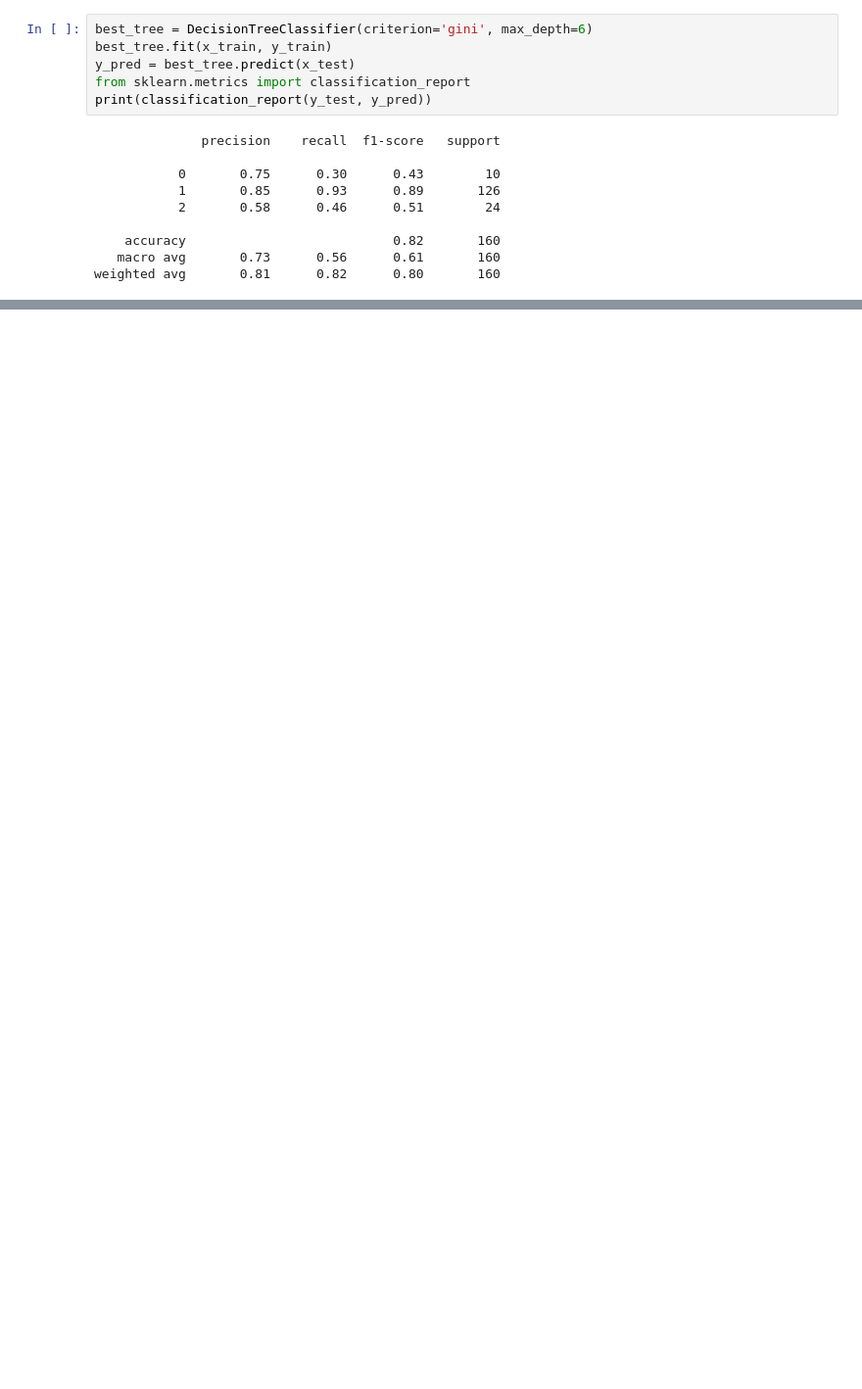
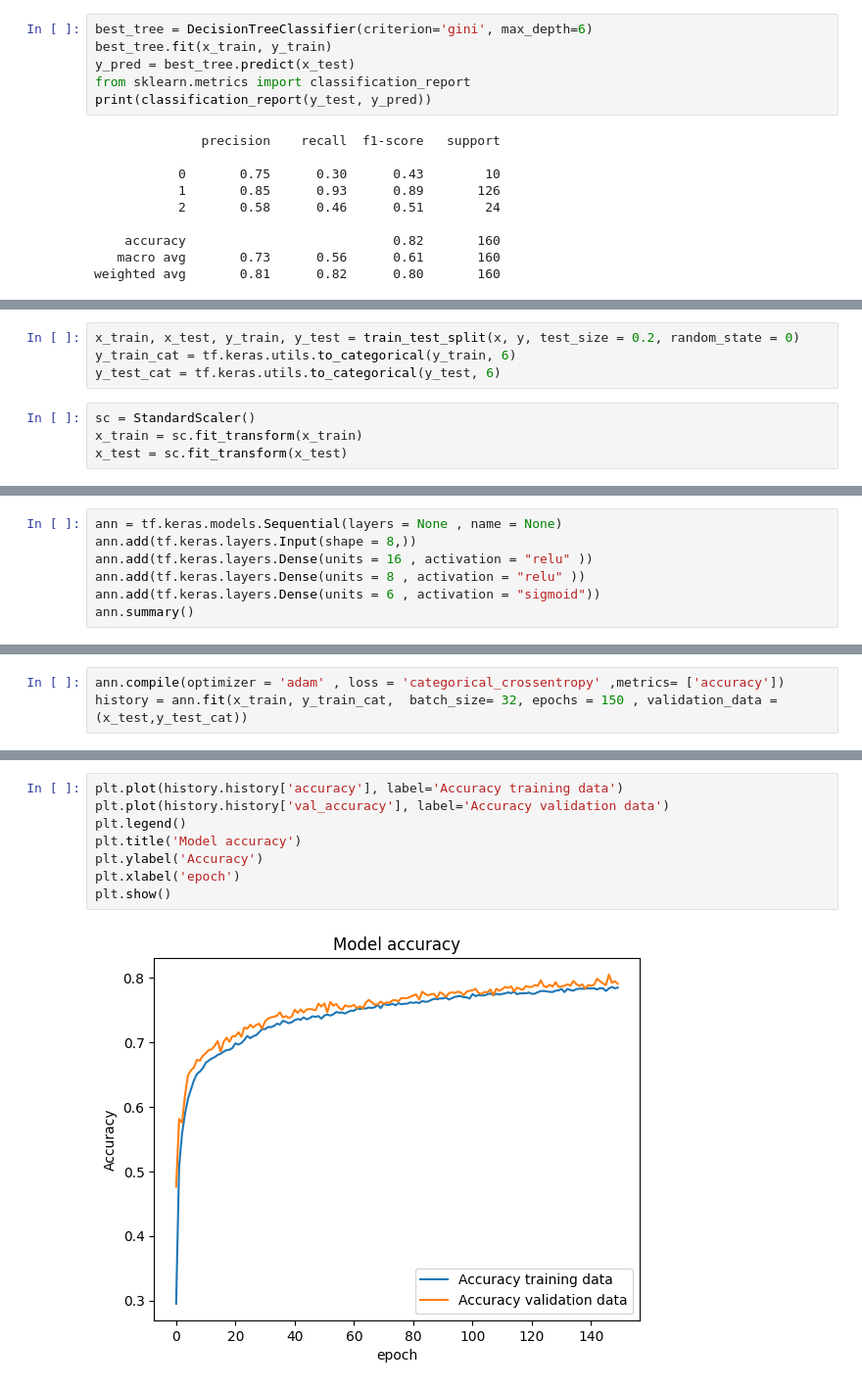
Before and after one commit to YarenAyan/Akbank-Machine-Learning-Bootcamp, a Jupyter notebook: AkbankML.ipynb, the cells around one changed output, grey strips where cells are left out. Shown at 98% size. Saved outputs shown, nothing was run; the diff lists cells and outputs as text; blank space fills up the shorter version.

```diff
--- a/AkbankML.ipynb
+++ b/AkbankML.ipynb
@@ -266,0 +344,8 @@ fig.savefig('dec_tree.png')
+# %%
+x_train, x_test, y_train, y_test = train_test_split(x, y, test_size = 0.2, random_state = 0)
+y_train_cat = tf.keras.utils.to_categorical(y_train, 6)
+y_test_cat = tf.keras.utils.to_categorical(y_test, 6)
+# %%
+sc = StandardScaler()
+x_train = sc.fit_transform(x_train)
+x_test = sc.fit_transform(x_test)
@@ -266,0 +354,7 @@ fig.savefig('dec_tree.png')
+# %%
+ann = tf.keras.models.Sequential(layers = None , name = None)
+ann.add(tf.keras.layers.Input(shape = 8,))
+ann.add(tf.keras.layers.Dense(units = 16 , activation = "relu" ))
+ann.add(tf.keras.layers.Dense(units = 8 , activation = "relu" ))
+ann.add(tf.keras.layers.Dense(units = 6 , activation = "sigmoid"))
+ann.summary()
@@ -266,0 +377,3 @@ fig.savefig('dec_tree.png')
+# %%
+ann.compile(optimizer = 'adam' , loss = 'categorical_crossentropy' ,metrics= ['accuracy'])
+history = ann.fit(x_train, y_train_cat,  batch_size= 32, epochs = 150 , validation_data = (x_test,y_test_cat))
@@ -266,0 +398,10 @@ fig.savefig('dec_tree.png')
+# %%
+plt.plot(history.history['accuracy'], label='Accuracy training data')
+plt.plot(history.history['val_accuracy'], label='Accuracy validation data')
+plt.legend()
+plt.title('Model accuracy')
+plt.ylabel('Accuracy')
+plt.xlabel('epoch')
+plt.show()
+# %% [output]
+[figure, added]
```
Also changed, not shown: parts of 36 cells of this notebook.
